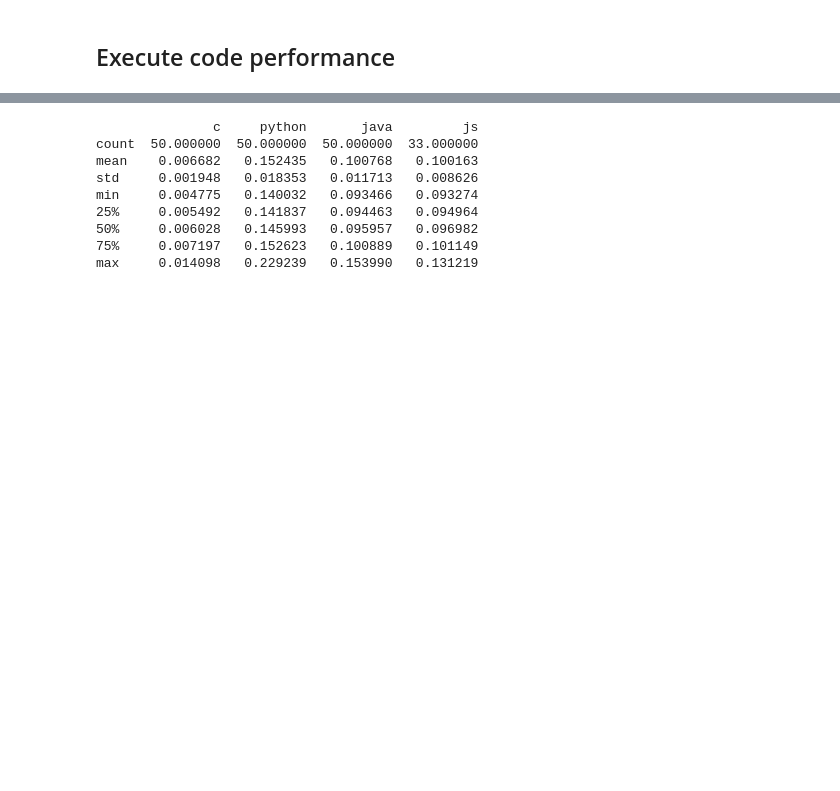
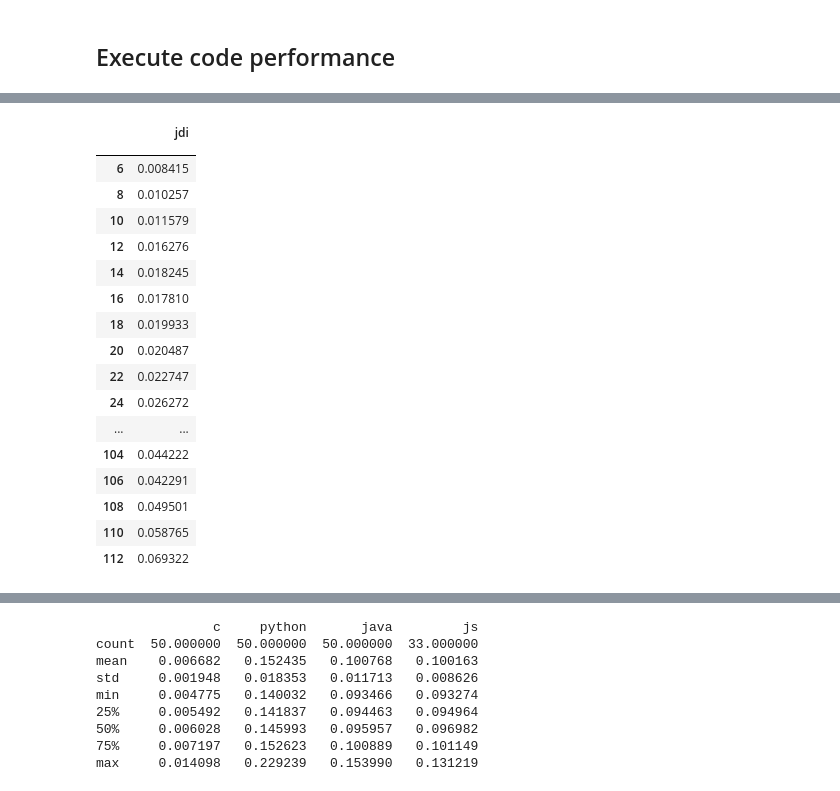
Before and after one commit to diverse-project/LiveRec, a Jupyter notebook: LiveFromDAP/performance/performance.ipynb, the cells around one changed output, grey strips where cells are left out. Cells and saved outputs as stored; diff of their text form; code cells hidden in the pictures; blank space fills up the shorter version.

```diff
--- a/LiveFromDAP/performance/performance.ipynb
+++ b/LiveFromDAP/performance/performance.ipynb
@@ -84,0 +85,25 @@ Text(0, 0.5, 'Time (s)')
+# %%
+df_jdi = pd.read_csv("jdi_times.csv")
+del df_jdi["Unnamed: 0"]
+df_jdi = df_jdi.rename(columns={"time": "jdi", "step": ""})
+df_jdi = df_jdi.set_index("")
+df_jdi
+# %% [output]
+|  | jdi |
+|  |  |
+| 6 | 0.008415 |
+| 8 | 0.010257 |
+| 10 | 0.011579 |
+| 12 | 0.016276 |
+| 14 | 0.018245 |
+| 16 | 0.017810 |
+| 18 | 0.019933 |
+| 20 | 0.020487 |
+| 22 | 0.022747 |
+| 24 | 0.026272 |
+| ... | ... |
+| 104 | 0.044222 |
+| 106 | 0.042291 |
+| 108 | 0.049501 |
+| 110 | 0.058765 |
+| 112 | 0.069322 |
```
Also changed, not shown: parts of 3 cells of this notebook, 7 other files.
